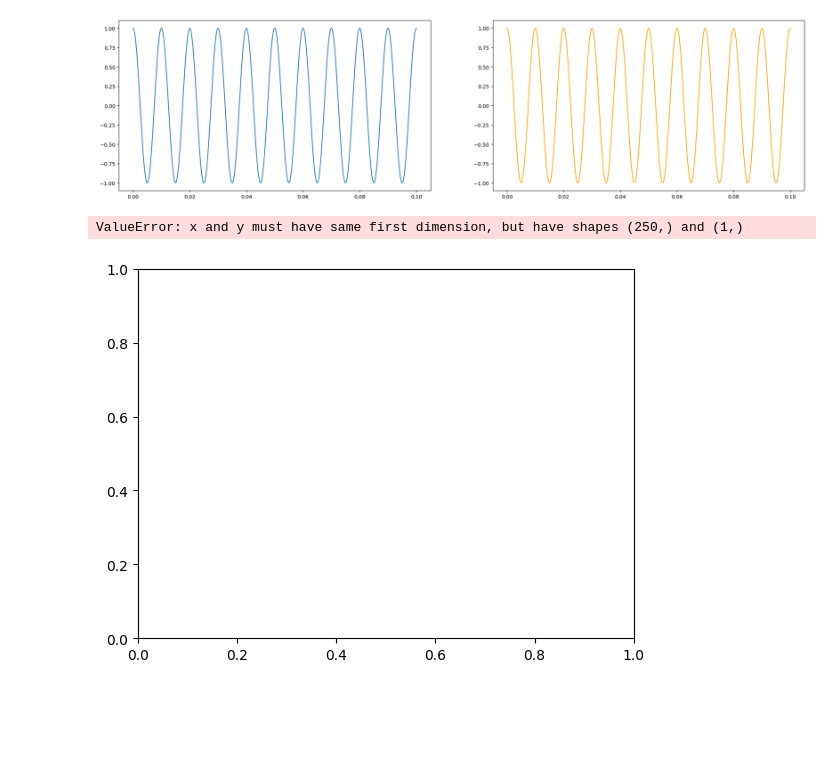
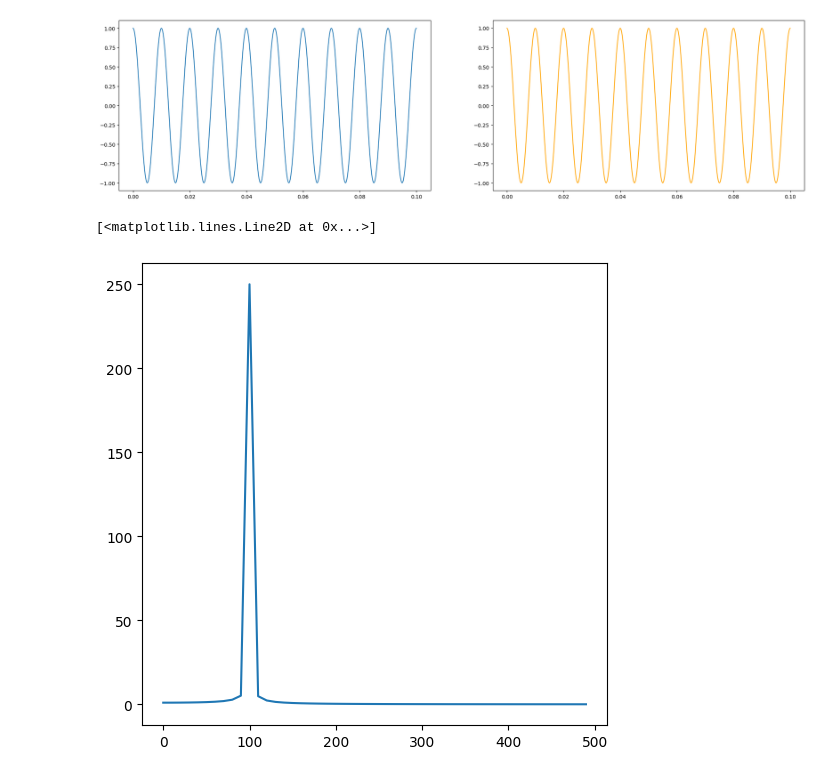
Before and after one commit to pimonov-student/another_digital_signal, a Jupyter notebook: lab_one.ipynb, the cells around one changed output. Saved outputs shown, nothing was run; the diff lists cells and outputs as text; code cells hidden in the pictures; blank space fills up the shorter version.

```diff
--- a/lab_one.ipynb
+++ b/lab_one.ipynb
@@ -70,9 +70,9 @@ def cos_func(x):
 f = 100
 T = 1 / f
 
-args = np.linspace(0, 0.1, num=500)
-y_cos = [cos_func(i) for i in args]
-y_approximate = [fourier_series(cos_func, i, 12, T) for i in args]
+cos_args = np.linspace(0, 0.1, num=500)
+y_cos = [cos_func(i) for i in cos_args]
+y_cos_approximate = [fourier_series(cos_func, i, 12, T) for i in cos_args]
 # %%
 plt.figure(figsize=(24, 6))
 
@@ -86,10 +86,12 @@ plt.show()
 # %% [output]
 [figure]
 # %%
-fft_y = np.fft.fft(y_cos)
-fft_x = np.linspace(0.0, 250, 250)
+y_fft = np.fft.fft(y_cos)
+x_fft = np.fft.fftfreq(500, 0.1 / 500)
 
-plt.plot(fft_x, 2.0/500, * np.abs(fft_y[0:250]))
+plt.figure(figsize=(6, 6))
+
+plt.plot(x_fft[0:50], np.abs(y_fft)[0:50])
 # %% [output]
-ValueError: x and y must have same first dimension, but have shapes (250,) and (1,)
+[<matplotlib.lines.Line2D at 0x...>]
-[figure, old version]
+[figure, new version]
```
Also changed, not shown: parts of 6 cells of this notebook.
